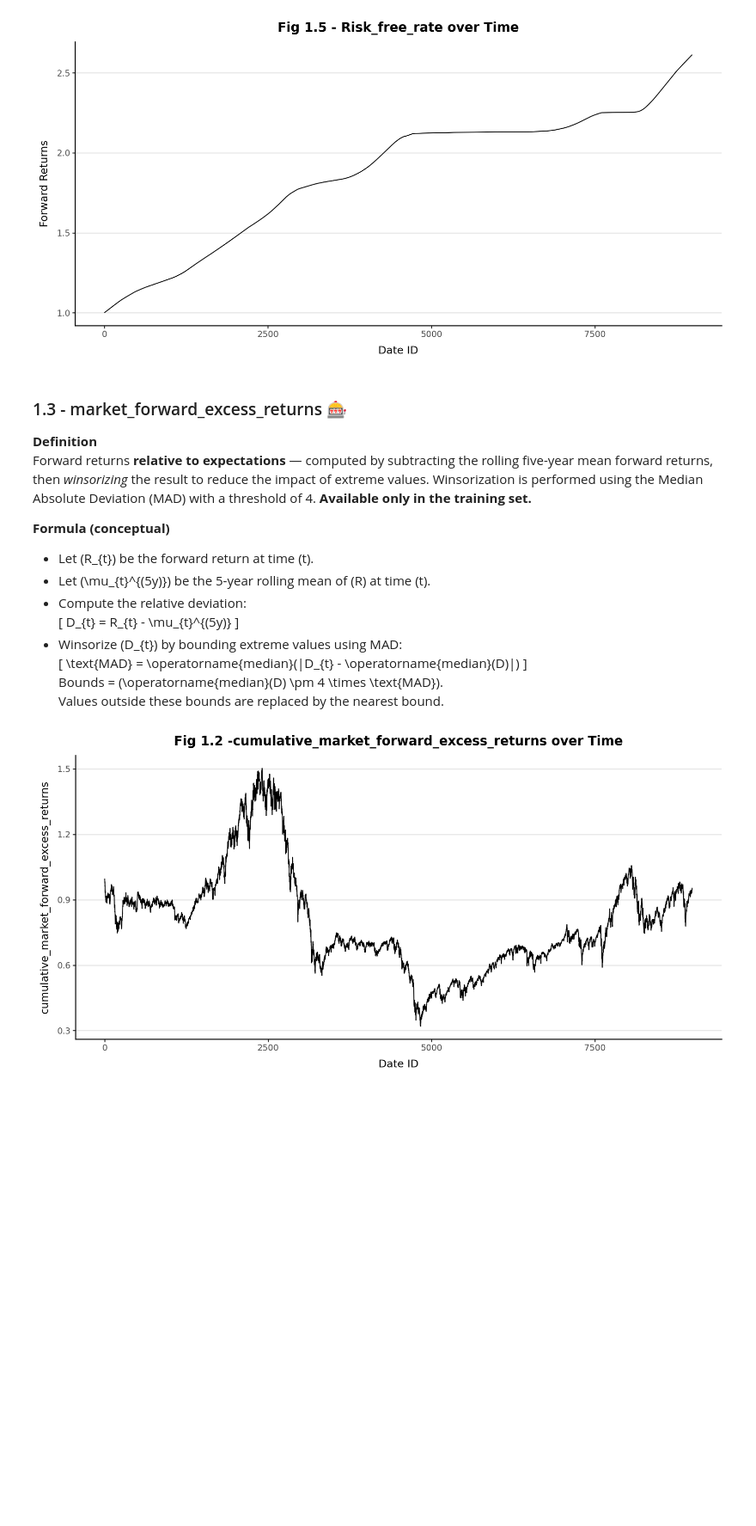
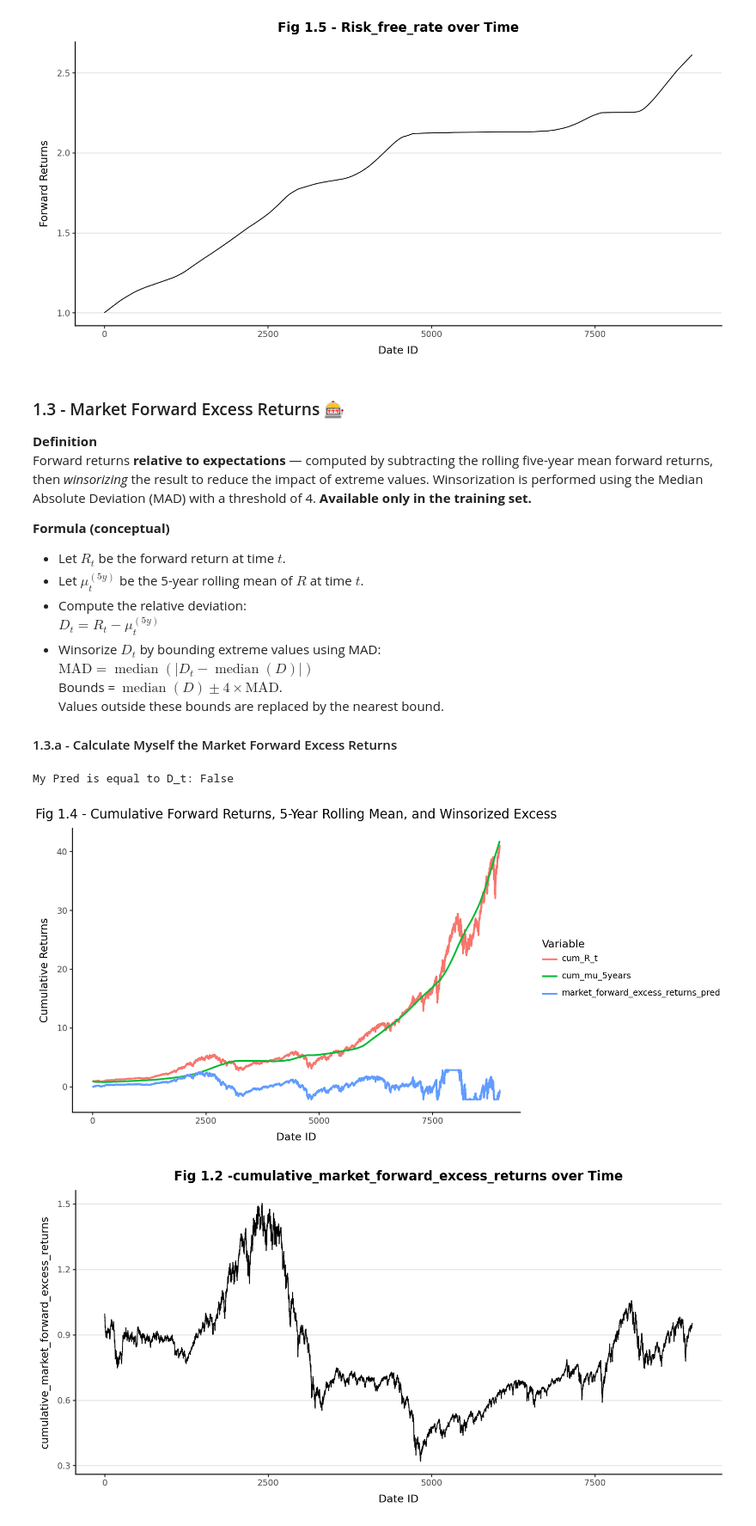
Before and after one commit to PaulCascarino/Kaggle-Hull_Market_Pred, a Jupyter notebook: notebooks/eda.ipynb, the cells around one changed output. Shown at 86% size. Saved outputs shown, nothing was run; the diff lists cells and outputs as text; code cells hidden in the pictures; blank space fills up the shorter version.

```diff
--- a/notebooks/eda.ipynb
+++ b/notebooks/eda.ipynb
@@ -115,22 +167,67 @@ plot
 # %% [output]
 [figure]
 # %% [markdown]
-### 1.3 - market_forward_excess_returns 🎰
+### 1.3 - Market Forward Excess Returns 🎰
 
 **Definition**
 Forward returns **relative to expectations** — computed by subtracting the rolling five-year mean forward returns, then *winsorizing* the result to reduce the impact of extreme values. Winsorization is performed using the Median Absolute Deviation (MAD) with a threshold of 4. **Available only in the training set.**
 
 **Formula (conceptual)**
-- Let \(R_{t}\) be the forward return at time \(t\).
-- Let \(\mu_{t}^{(5y)}\) be the 5-year rolling mean of \(R\) at time \(t\).
+- Let $R_t$ be the forward return at time $t$.
+- Let $\mu_t^{(5y)}$ be the 5-year rolling mean of $R$ at time $t$.
 - Compute the relative deviation:
-  \[
-  D_{t} = R_{t} - \mu_{t}^{(5y)}
-  \]
-- Winsorize \(D_{t}\) by bounding extreme values using MAD:
-  \[
-  \text{MAD} = \operatorname{median}(|D_{t} - \operatorname{median}(D)|)
-  \]
-  Bounds = \(\operatorname{median}(D) \pm 4 \times \text{MAD}\).
+  $D_t = R_t - \mu_t^{(5y)}$
+- Winsorize $D_t$ by bounding extreme values using MAD:
+  $\text{MAD} = \operatorname{median}(|D_t - \operatorname{median}(D)|)$
+  Bounds = $\operatorname{median}(D) \pm 4 \times \text{MAD}$.
   Values outside these bounds are replaced by the nearest bound.
+
+#### 1.3.a - Calculate Myself the Market Forward Excess Returns
+# %%
+# Copier le DataFrame pour le plot
+df_plot = df_mfer.copy()
+
+# Cumulative product pour performance cumulative
+df_plot['cum_R_t'] = (1 + df_plot['forward_returns']).cumprod()
+df_plot['cum_mu_5years'] = (1 + df_plot['forward_returns'].rolling(window=1250, min_periods=1).mean()).cumprod()
+
+# Déviation cumulative
+df_plot['D_t'] = df_plot['cum_R_t'] - df_plot['cum_mu_5years']
+
+# Winsorization sur D_t
+median_D = df_plot['D_t'].median()
+MAD = np.median(np.abs(df_plot['D_t'] - median_D))
+lower_bound = median_D - 4 * MAD
+upper_bound = median_D + 4 * MAD
+df_plot['market_forward_excess_returns_pred'] = df_plot['D_t'].clip(lower=lower_bound, upper=upper_bound)
+
+# Vérification rapide
+print('My Pred is equal to D_t:', (df_plot['market_forward_excess_returns_pred'] == df_plot['D_t']).all())
+# %% [output]
+My Pred is equal to D_t: False
+# %%
+from plotnine import ggplot, aes, geom_line, labs, theme_classic
+
+# Reshape pour plot avec couleurs
+df_long = df_plot.melt(
+    id_vars=["date_id"],
+    value_vars=["cum_R_t", "cum_mu_5years", "market_forward_excess_returns_pred"],
+    var_name="Variable",
+    value_name="Cumulative Return"
+)
+
+plot = (
+    ggplot(df_long, aes(x="date_id", y="Cumulative Return", color="Variable"))
+    + geom_line(size=1)
+    + labs(
+        title="Fig 1.4 - Cumulative Forward Returns, 5-Year Rolling Mean, and Winsorized Excess",
+        x="Date ID",
+        y="Cumulative Returns"
+    )
+    + theme_classic()
+)
+
+plot
+# %% [output]
+[figure, added]
 # %%
```
Also changed, not shown: parts of 21 cells of this notebook.
